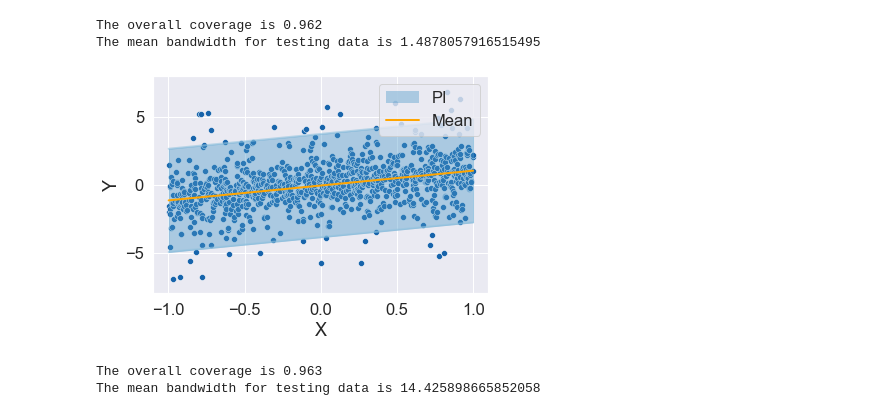
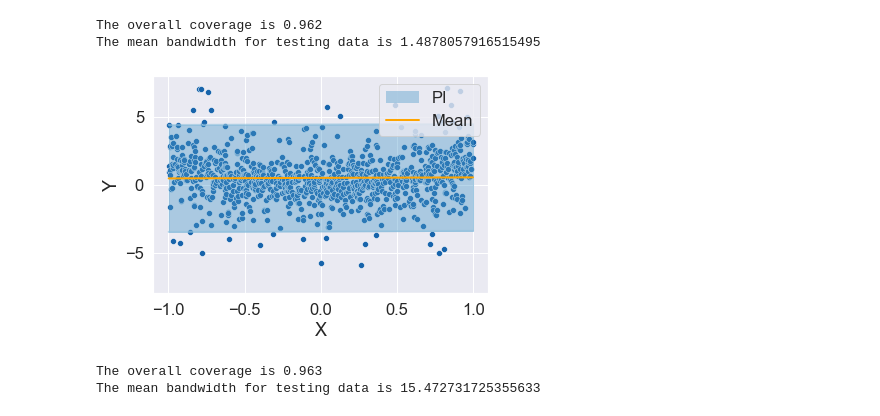
Before and after one commit to JiaweiGe0416/PI, a Jupyter notebook: Simulation SplitCF.ipynb, the cells around one changed output. Cells and saved outputs as stored; diff of their text form; code cells hidden in the pictures.

```diff
--- a/Simulation SplitCF.ipynb
+++ b/Simulation SplitCF.ipynb
@@ -172,8 +172,8 @@ n_t = 1000
 n = n_pre+n_opt+n_adj+n_t
 
 X = np.random.uniform(-1, 1, n).reshape(-1, 1)
-Y = np.random.laplace(X,np.sqrt(1+np.power(X, 2)))
-Y = np.median(np.hstack([X+6,X-6,Y]),axis=1).reshape(-1, 1)
+Y = np.random.laplace(np.power(X, 2)+np.power(X, 4),np.sqrt(1+np.power(X, 2)))
+Y = np.median(np.hstack([np.power(X, 2)+np.power(X, 4)+6,np.power(X, 2)+np.power(X, 4)-6,Y]),axis=1).reshape(-1, 1)
 
 X_lin = X[0:600,:]
 Y_lin = Y[0:600,:]
@@ -187,33 +187,33 @@ y_res = Y_res[:,0]
 
 X_test = X[n_pre+n_opt+n_adj:,:]
 Y_test = Y[n_pre+n_opt+n_adj:,:]
 x_test = X_test[:,0]
 y_test = Y_test[:,0]
 
 
 # Fit a linear regression model to estimate the mean
 model = LinearRegression().fit(X_lin, y_lin)
 
 
 # Calculate the conformity scores
 y_res_pred = model.predict(X_res)
 residuals = np.abs(y_res - y_res_pred)
 
 alpha = 0.05  # 95% confidence level
 k = int((1 - alpha) * len(y_lin))
 residuals_sorted = np.sort(residuals)
 threshold = residuals_sorted[k]
 
 # Calculate the prediction interval
 m_test = model.predict(X_test)
 M_test = m_test.reshape(-1,1)
 v_test = (threshold**2)*np.ones(len(m_test))
 V_test = v_test.reshape(-1,1)
 
 
 # plot
 my_plot(X_test,Y_test,M_test,V_test,ylim=[-8,8])
 # %% [output]
-[figure, old version]
+[figure, new version]
 The overall coverage is 0.963
-The mean bandwidth for testing data is 14.425898665852058
+The mean bandwidth for testing data is 15.472731725355633
```
Also changed, not shown: 12 other files.
